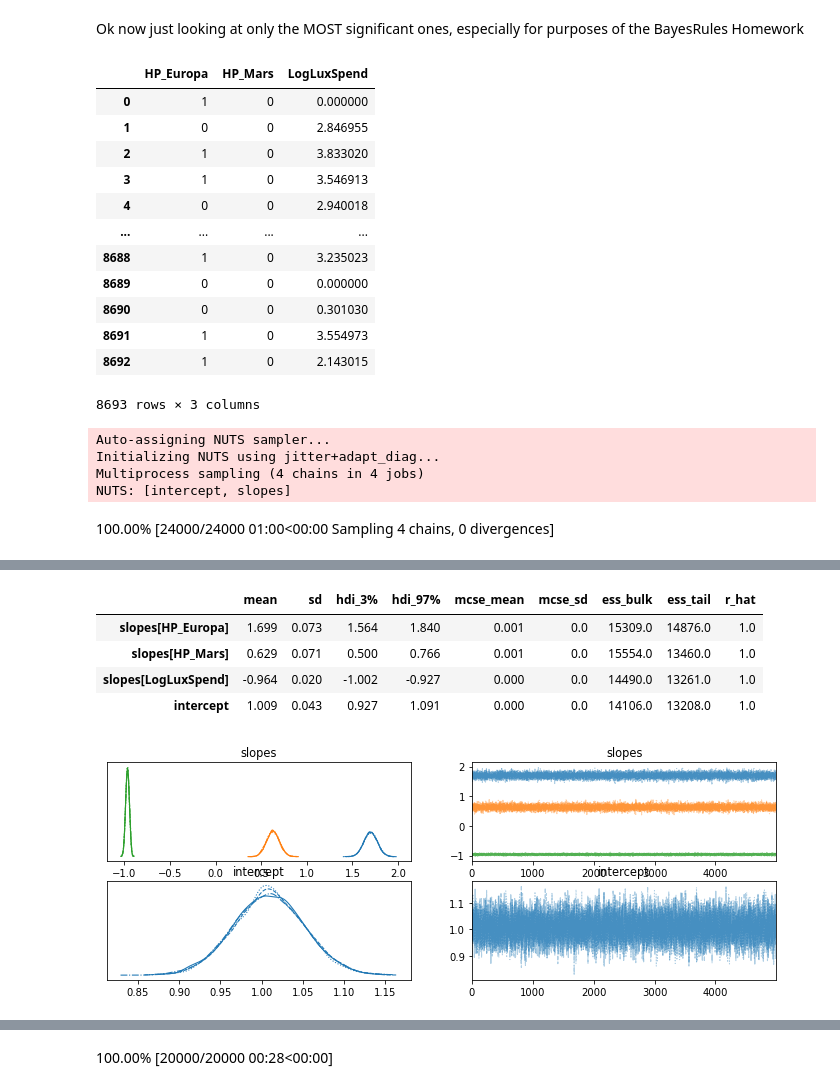
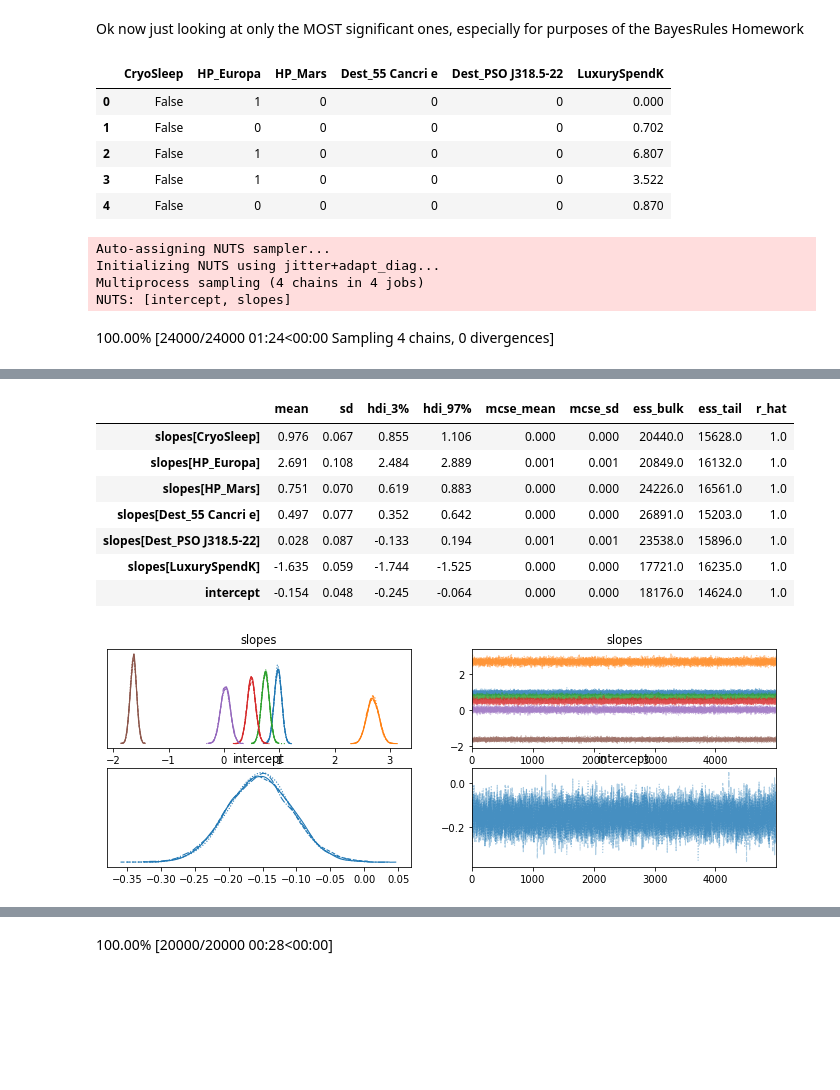
Before and after one commit to DrEntropy/Kaggle, a Jupyter notebook: SpaceshipTitanic/spaceshipTitan.ipynb, the cells around one changed output, grey strips where cells are left out. Cells and saved outputs as stored; diff of their text form; code cells hidden in the pictures; blank space fills up the shorter version.

```diff
--- a/SpaceshipTitanic/spaceshipTitan.ipynb
+++ b/SpaceshipTitanic/spaceshipTitan.ipynb
@@ -493,7 +490,7 @@ train_data = all_data[all_data["Train"]].drop(columns="Train").reset_index(drop=
 # %% [markdown]
 ## Try to fit a logistic regression
 # %%
-predictors = train_data.drop(columns = [ "PassengerId", "Transported","LuxurySpend"]).columns.to_list()
+predictors = train_data.drop(columns = [ "PassengerId", "Transported"]).columns.to_list()
 predictors
 # %% [output]
 ['CryoSleep',
@@ -566,7 +563,7 @@ az.plot_trace(idata, var_names=['slopes','intercept']);
 # %% [markdown]
 From the above it looks like VIP and Age are not very strong predictors so we will drop them as well as SIDE
 # %%
-predictors = train_data.drop(columns = [ "VIP", "Age_Std", "SIDE_S", "SIDE_Unknown", "PassengerId", "Transported","LuxurySpend"]).columns.to_list()
+predictors = train_data.drop(columns = [ "VIP", "Age_Std", "SIDE_S", "SIDE_Unknown", "PassengerId", "Transported"]).columns.to_list()
 predictors
 # %% [output]
 ['CryoSleep',
@@ -585,19 +582,19 @@ predictors
 # %%
-COORDS = {"predictors": predictors, "obs_idx": train_data.index}
+COORDS = {"predictors": predictors}
 
 with pm.Model(coords=COORDS) as m_2:
-    a = pm.Normal("intercept", mu=0, sigma=5)
-    b = pm.Normal("slopes", mu=0, sigma=10, dims="predictors")
+    a = pm.Normal("intercept", mu=0, sigma=3)
+    b = pm.Normal("slopes", mu=0, sigma=5, dims="predictors")
 
-    pred = pm.ConstantData("preds", train_data[predictors], dims = ("obs_ix", 'predictors'))
+    pred = pm.ConstantData("preds", train_data[predictors])
 
 
     mu = a + pm.math.matrix_dot(pred, b)
 
-    p= pm.Deterministic("p", pm.math.invlogit(mu), dims="obs_idx")
+    p= pm.Deterministic("p", pm.math.invlogit(mu))
 
 
-    y = pm.Bernoulli("y",p=p, observed=train_data["Transported"], dims="obs_idx")
+    y = pm.Bernoulli("y",p=p, observed=train_data["Transported"])
 
     idata2 = pm.sample(5000)
 # %% [output]
@@ -651,38 +630,32 @@ Pareto k diagnostic values:
 # %% [markdown]
 Ok now just looking at only the MOST significant ones, especially for purposes of the BayesRules Homework
 # %%
-predictors =  ["HP_Europa","HP_Mars","LogLuxSpend"]
-train_data[predictors]
+predictors =  ["CryoSleep","HP_Europa","HP_Mars","Dest_55 Cancri e","Dest_PSO J318.5-22","LuxurySpendK"]
+train_data[predictors].head()
 # %% [output]
-|  | HP_Europa | HP_Mars | LogLuxSpend |
-| 0 | 1 | 0 | 0.000000 |
-| 1 | 0 | 0 | 2.846955 |
-| 2 | 1 | 0 | 3.833020 |
-| 3 | 1 | 0 | 3.546913 |
-| 4 | 0 | 0 | 2.940018 |
-| ... | ... | ... | ... |
-| 8688 | 1 | 0 | 3.235023 |
-| 8689 | 0 | 0 | 0.000000 |
-| 8690 | 0 | 0 | 0.301030 |
-| 8691 | 1 | 0 | 3.554973 |
-| 8692 | 1 | 0 | 2.143015 |
+|  | CryoSleep | HP_Europa | HP_Mars | Dest_55 Cancri e | Dest_PSO J318.5-22 | LuxurySpendK |
+| 0 | False | 1 | 0 | 0 | 0 | 0.000 |
+| 1 | False | 0 | 0 | 0 | 0 | 0.702 |
+| 2 | False | 1 | 0 | 0 | 0 | 6.807 |
+| 3 | False | 1 | 0 | 0 | 0 | 3.522 |
+| 4 | False | 0 | 0 | 0 | 0 | 0.870 |
-8693 rows × 3 columns
 # %%
-COORDS = {"predictors": predictors, "obs_idx": train_data.index}
+COORDS = {"predictors": predictors}
 
 with pm.Model(coords=COORDS) as m_3:
-    a = pm.Normal("intercept", mu=0, sigma=5)
-    b = pm.Normal("slopes", mu=0, sigma=10, dims="predictors")
+    a = pm.Normal("intercept", mu=0, sigma=3)
+    b = pm.Normal("slopes", mu=0, sigma=5, dims="predictors")
 
-    pred = pm.ConstantData("preds", train_data[predictors], dims = ("obs_ix", 'predictors'))
+    # allow changing for predictions on new
+    pred = pm.MutableData("preds", train_data[predictors])
+
+    observed = pm.ConstantData("transported_obs", train_data["Transported"])
+    mu = a + pm.math.matrix_dot(pred, b)
+
+    p= pm.Deterministic("p", pm.math.invlogit(mu))
 
 
-    mu = a + pm.math.matrix_dot(pred, b)
-
-    p= pm.Deterministic("p", pm.math.invlogit(mu), dims="obs_idx")
-
-
-    y = pm.Bernoulli("y",p=p, observed=train_data["Transported"], dims="obs_idx")
+    y = pm.Bernoulli("y",p=p, observed=observed)
 
     idata3 = pm.sample(5000)
 
@@ -693,4 +666,4 @@ Auto-assigning NUTS sampler...
 Initializing NUTS using jitter+adapt_diag...
 Multiprocess sampling (4 chains in 4 jobs)
 NUTS: [intercept, slopes]
-100.00% [24000/24000 01:00<00:00 Sampling 4 chains, 0 divergences]
+100.00% [24000/24000 01:24<00:00 Sampling 4 chains, 0 divergences]
@@ -698,6 +671,9 @@ Sampling 4 chains for 1_000 tune and 5_000 draw iterations (4_000 + 20_000 draws
 |  | mean | sd | hdi_3% | hdi_97% | mcse_mean | mcse_sd | ess_bulk | ess_tail | r_hat |
-| slopes[HP_Europa] | 1.699 | 0.073 | 1.564 | 1.840 | 0.001 | 0.0 | 15309.0 | 14876.0 | 1.0 |
-| slopes[HP_Mars] | 0.629 | 0.071 | 0.500 | 0.766 | 0.001 | 0.0 | 15554.0 | 13460.0 | 1.0 |
-| slopes[LogLuxSpend] | -0.964 | 0.020 | -1.002 | -0.927 | 0.000 | 0.0 | 14490.0 | 13261.0 | 1.0 |
-| intercept | 1.009 | 0.043 | 0.927 | 1.091 | 0.000 | 0.0 | 14106.0 | 13208.0 | 1.0 |
+| slopes[CryoSleep] | 0.976 | 0.067 | 0.855 | 1.106 | 0.000 | 0.000 | 20440.0 | 15628.0 | 1.0 |
+| slopes[HP_Europa] | 2.691 | 0.108 | 2.484 | 2.889 | 0.001 | 0.001 | 20849.0 | 16132.0 | 1.0 |
+| slopes[HP_Mars] | 0.751 | 0.070 | 0.619 | 0.883 | 0.000 | 0.000 | 24226.0 | 16561.0 | 1.0 |
+| slopes[Dest_55 Cancri e] | 0.497 | 0.077 | 0.352 | 0.642 | 0.000 | 0.000 | 26891.0 | 15203.0 | 1.0 |
+| slopes[Dest_PSO J318.5-22] | 0.028 | 0.087 | -0.133 | 0.194 | 0.001 | 0.001 | 23538.0 | 15896.0 | 1.0 |
+| slopes[LuxurySpendK] | -1.635 | 0.059 | -1.744 | -1.525 | 0.000 | 0.000 | 17721.0 | 16235.0 | 1.0 |
+| intercept | -0.154 | 0.048 | -0.245 | -0.064 | 0.000 | 0.000 | 18176.0 | 14624.0 | 1.0 |
-[figure, old version]
+[figure, new version]
```
Also changed, not shown: parts of 49 cells of this notebook.
